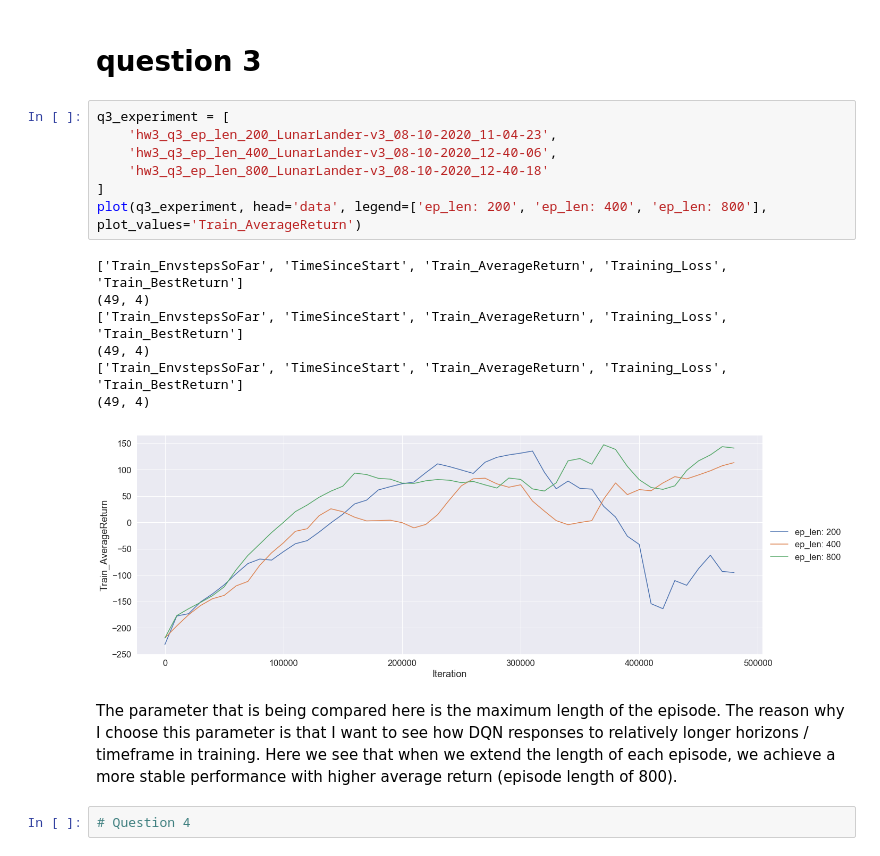
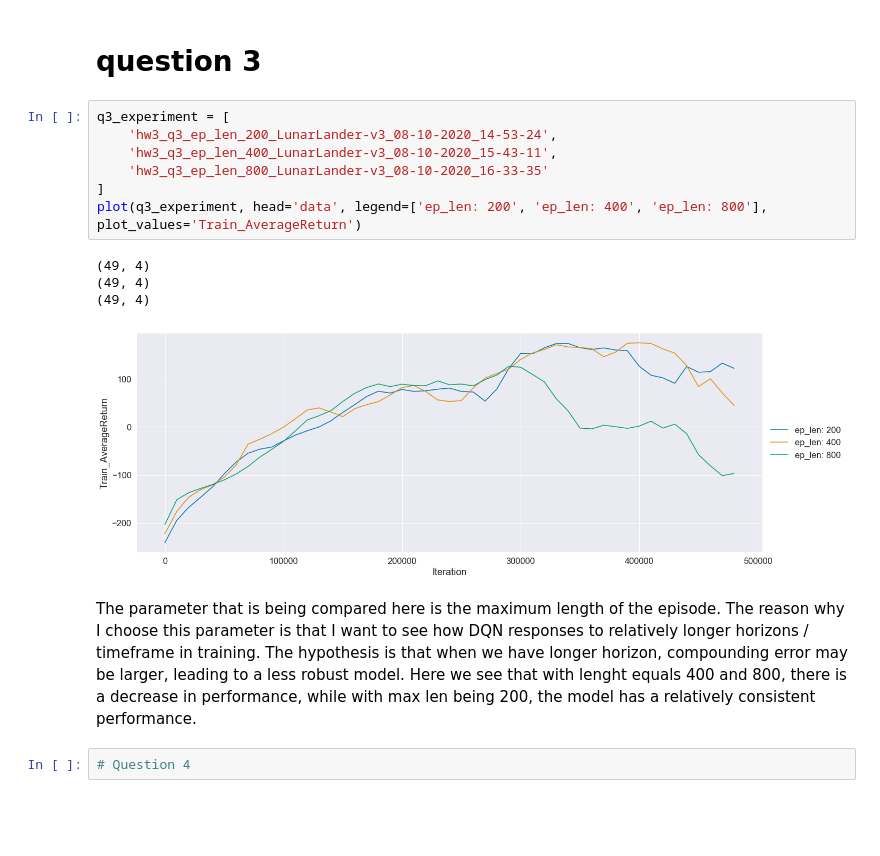
Before and after one commit to Max-Fu/homework_fall2020, a Jupyter notebook: hw3/cs285/visualization.ipynb, the cells around one changed output. Cells and saved outputs as stored; diff of their text form; blank space fills up the shorter version.

```diff
--- a/hw3/cs285/visualization.ipynb
+++ b/hw3/cs285/visualization.ipynb
@@ -225,21 +217,18 @@ plt.show()
 # question 3
 # %%
 q3_experiment = [
-    'hw3_q3_ep_len_200_LunarLander-v3_08-10-2020_11-04-23',
-    'hw3_q3_ep_len_400_LunarLander-v3_08-10-2020_12-40-06',
-    'hw3_q3_ep_len_800_LunarLander-v3_08-10-2020_12-40-18'
+    'hw3_q3_ep_len_200_LunarLander-v3_08-10-2020_14-53-24',
+    'hw3_q3_ep_len_400_LunarLander-v3_08-10-2020_15-43-11',
+    'hw3_q3_ep_len_800_LunarLander-v3_08-10-2020_16-33-35'
 ]
 plot(q3_experiment, head='data', legend=['ep_len: 200', 'ep_len: 400', 'ep_len: 800'], plot_values='Train_AverageReturn')
 # %% [output]
-['Train_EnvstepsSoFar', 'TimeSinceStart', 'Train_AverageReturn', 'Training_Loss', 'Train_BestReturn']
 (49, 4)
-['Train_EnvstepsSoFar', 'TimeSinceStart', 'Train_AverageReturn', 'Training_Loss', 'Train_BestReturn']
 (49, 4)
-['Train_EnvstepsSoFar', 'TimeSinceStart', 'Train_AverageReturn', 'Training_Loss', 'Train_BestReturn']
 (49, 4)
-[figure, old version]
+[figure, new version]
 # %% [markdown]
-The parameter that is being compared here is the maximum length of the episode. The reason why I choose this parameter is that I want to see how DQN responses to relatively longer horizons / timeframe in training. Here we see that when we extend the length of each episode, we achieve a more stable performance with higher average return (episode length of 800).
+The parameter that is being compared here is the maximum length of the episode. The reason why I choose this parameter is that I want to see how DQN responses to relatively longer horizons / timeframe in training. The hypothesis is that when we have longer horizon, compounding error may be larger, leading to a less robust model. Here we see that with lenght equals 400 and 800, there is a decrease in performance, while with max len being 200, the model has a relatively consistent performance.
 # %%
 # Question 4
 # %%
```
Also changed, not shown: parts of 4 cells of this notebook, 1 other file.
